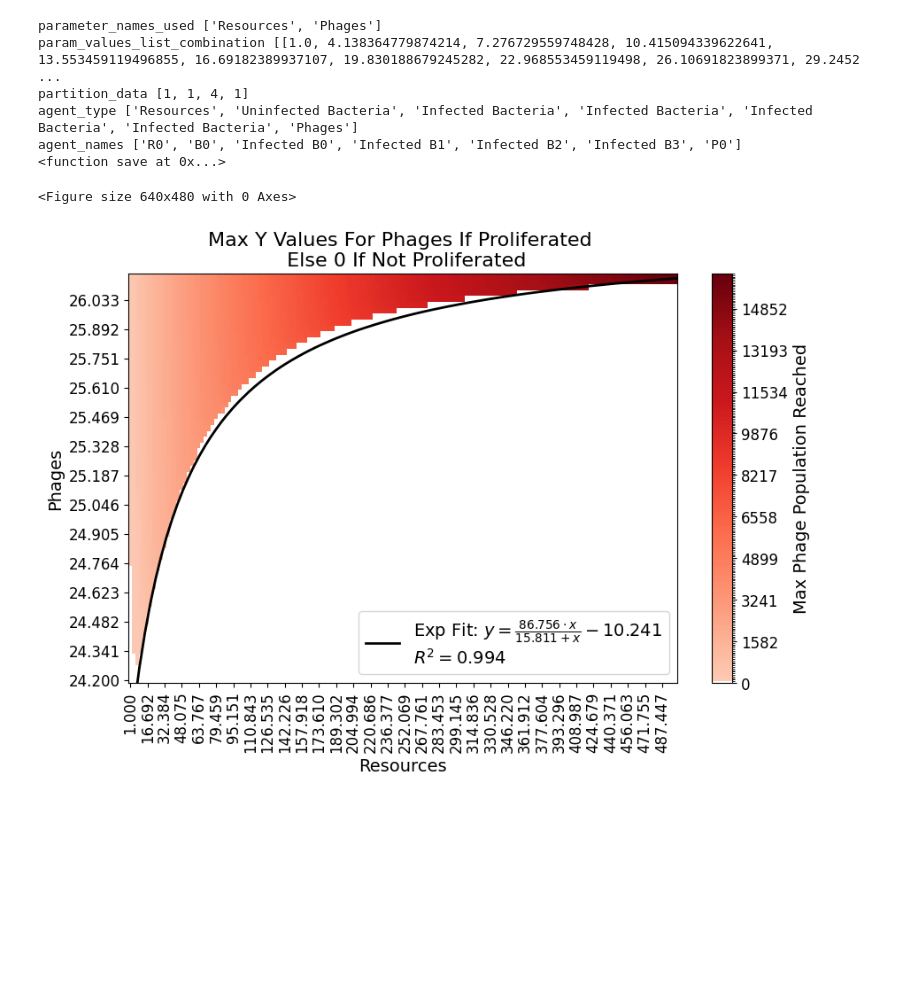
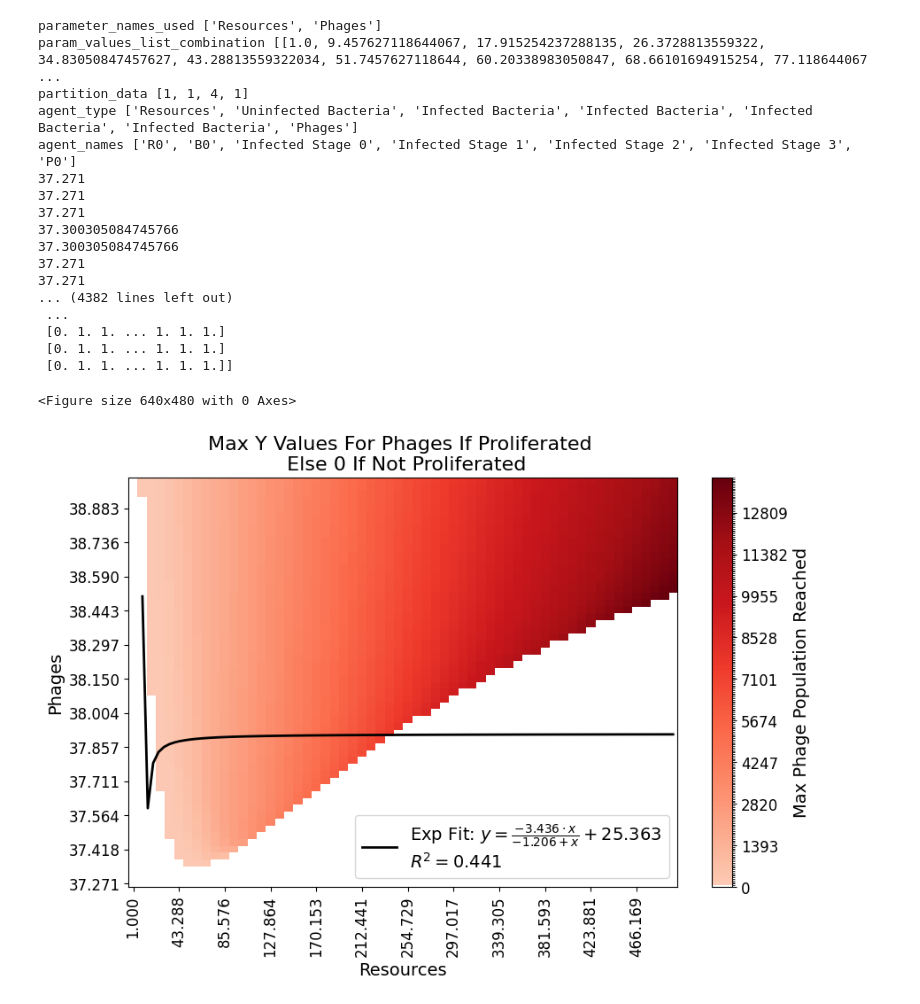
Before and after one commit to BiggusVickus/Master-Thesis, a Jupyter notebook: phase_portrait_resources_phage.ipynb, the cells around one changed output. Drawn from its saved outputs; the diff is of its cells as text; code cells hidden in the pictures; blank space fills up the shorter version.

```diff
--- a/phase_portrait_resources_phage.ipynb
+++ b/phase_portrait_resources_phage.ipynb
@@ -13,16 +13,22 @@ from joblib import Parallel, delayed
 def log_func(x, a, b, c):
     return a * np.log(x + b) + c
 # %%
-def analyze_matrix(ddf, pickle_data):
+def analyze_matrix(pickle_data):
     matrix = np.zeros((len(pickle_data['param_values_list_combination'][0]), len(pickle_data['param_values_list_combination'][1])))
     matrix2 = np.zeros((len(pickle_data['param_values_list_combination'][0]), len(pickle_data['param_values_list_combination'][1])))
     def process_resource(i, resource_value):
+        ddf = dd.read_parquet(parquet_file_path, engine='pyarrow',
+                        include_partition_columns=True,
+                        gather_statistics=True,
+                        dtype_backend='pyarrow',
+                        filters=[("Resources", "==", str(resource_value))])
         local_matrix = np.zeros(len(pickle_data['param_values_list_combination'][1]))
         local_matrix2 = np.zeros(len(pickle_data['param_values_list_combination'][1]))
         for j, phage_value in enumerate(pickle_data['param_values_list_combination'][1]):
             # print("processing resource", i, "phage", j)
-            simulation_results = ddf.query(f'Resources == {resource_value} and Phages == {phage_value}').compute()
+            simulation_results = ddf.query(f'Phages == {phage_value}').compute()
             y_values = np.array(ast.literal_eval(simulation_results['y_values'].iloc[0]))[-1, :]
+            print(np.max(y_values))
             if np.any(y_values > phage_value * 2):
                 local_matrix[j] = np.max(y_values)
                 local_matrix2[j] = 1
@@ -35,9 +41,12 @@ def analyze_matrix(ddf, pickle_data):
 
     for i, (col, col2) in enumerate(results):
         matrix[i, :] = col
+        print(matrix)
         matrix2[i, :] = col2
     matrix = matrix.T
     matrix2 = matrix2.T
+    print(matrix, matrix2
+    )
     return matrix, matrix2
 # %%
 def create_plot(matrix, matrix2, pickle_data, save_fig=None, plot_curve_fit=True):
@@ -94,32 +102,39 @@ def create_plot(matrix, matrix2, pickle_data, save_fig=None, plot_curve_fit=True
     if save_fig != None:
         plt.savefig(f'LatexReport/Images/Plots/Created/PP/{save_fig}', dpi=300, bbox_inches='tight')
 # %%
-parquet_file_path = 'SimulationResults/UltimateAnalysis/PhasePortraitResourcesPhage/PhasePortraitResourcesPhage.parquet'
-pickle_file_path = 'SimulationResults/UltimateAnalysis/PhasePortraitResourcesPhage/PhasePortraitResourcesPhage.pickle'
+parquet_file_path = 'SimulationResults/UltimateAnalysis/SimulationResults_1750511830/SimulationResults_1750511830.parquet'
+pickle_file_path = 'SimulationResults/UltimateAnalysis/SimulationResults_1750511830/SimulationResults_1750511830.pickle'
 
 with open(pickle_file_path, 'rb') as f:
     pickle_data = pickle.load(f)
 print("parameter_names_used", pickle_data['parameter_names_used'])
 print("param_values_list_combination", pickle_data['param_values_list_combination'])
 print('partition_data', pickle_data['agent_type_count'])
 print("agent_type", pickle_data['agent_type'])
 print("agent_names", pickle_data['agent_names'])
 
-ddf = dd.read_parquet(parquet_file_path, engine='pyarrow',
-                      include_partition_columns=True,
-                      gather_statistics=True,
-                      dtype_backend='pyarrow')
-matrix, matrix2 = analyze_matrix(ddf, pickle_data)
+matrix, matrix2 = analyze_matrix(pickle_data)
 create_plot(matrix, matrix2, pickle_data, save_fig='phase_portrait_resources_phage.png')
 # %% [output]
 parameter_names_used ['Resources', 'Phages']
-param_values_list_combination [[1.0, 4.138364779874214, 7.276729559748428, 10.415094339622641, 13.553459119496855, 16.69182389937107, 19.830188679245282, 22.968553459119498, 26.10691823899371, 29.2452 ...
+param_values_list_combination [[1.0, 9.457627118644067, 17.915254237288135, 26.3728813559322, 34.83050847457627, 43.28813559322034, 51.7457627118644, 60.20338983050847, 68.66101694915254, 77.118644067 ...
 partition_data [1, 1, 4, 1]
 agent_type ['Resources', 'Uninfected Bacteria', 'Infected Bacteria', 'Infected Bacteria', 'Infected Bacteria', 'Infected Bacteria', 'Phages']
-agent_names ['R0', 'B0', 'Infected B0', 'Infected B1', 'Infected B2', 'Infected B3', 'P0']
-<function save at 0x...>
+agent_names ['R0', 'B0', 'Infected Stage 0', 'Infected Stage 1', 'Infected Stage 2', 'Infected Stage 3', 'P0']
+37.271
+37.271
+37.271
+37.300305084745766
+37.300305084745766
+37.271
+37.271
+... (4382 lines left out)
+ ...
+ [0. 1. 1. ... 1. 1. 1.]
+ [0. 1. 1. ... 1. 1. 1.]
+ [0. 1. 1. ... 1. 1. 1.]]
 <Figure size 640x480 with 0 Axes>
-[figure, old version]
+[figure, new version]
 # %%
 parquet_file_path = 'SimulationResults/UltimateAnalysis/PhasePortraitResourcesPhage2/PhasePortraitResourcesPhage2.parquet'
 pickle_file_path = 'SimulationResults/UltimateAnalysis/PhasePortraitResourcesPhage2/PhasePortraitResourcesPhage2.pickle'
```
Also changed, not shown: parts of 2 cells of this notebook, 24 other files.
